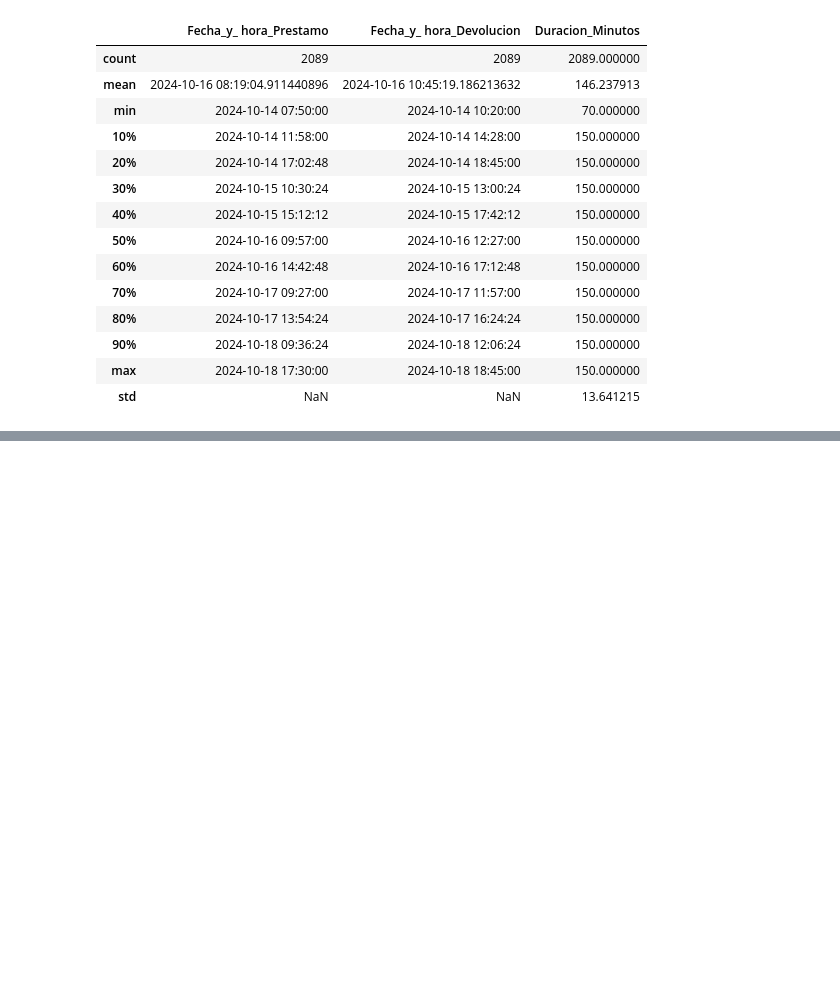
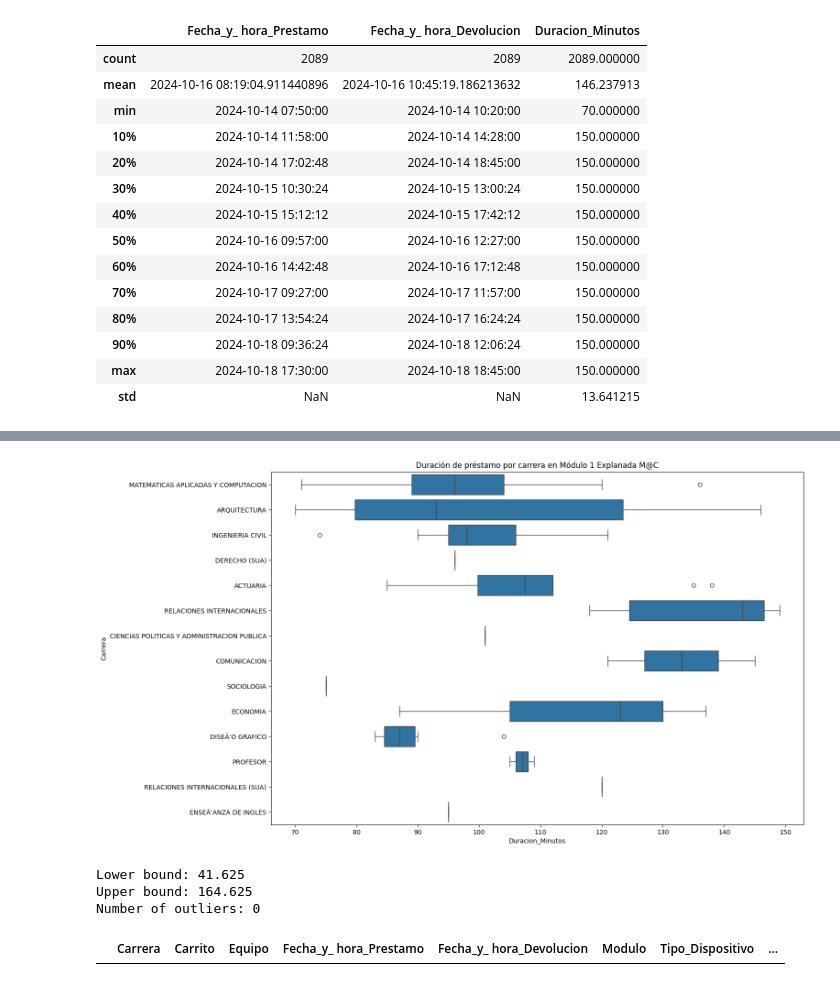
Before and after one commit to AtreyuLodbrok/simulacion-estocastica, a Jupyter notebook: analisis_explo_proyec.ipynb, the cells around one changed output, grey strips where cells are left out. Saved outputs shown, nothing was run; the diff lists cells and outputs as text; code cells hidden in the pictures; blank space fills up the shorter version.

```diff
--- a/analisis_explo_proyec.ipynb
+++ b/analisis_explo_proyec.ipynb
@@ -109,0 +121,4 @@ df.head(5)
+# %%
+#Crando dataframes por modulo apartir de el df de los outliers
+df_modulo_1 = df_outliers[df_outliers['Modulo'] == 'Módulo 1 Explanada M@C']
+df_modulo_1.head(5)
@@ -109,0 +132,7 @@ df.head(5)
+# %%
+plt.figure(figsize=(15, 10))
+sns.boxplot(data=df_modulo_1, x='Duracion_Minutos', y='Carrera', vert = False)
+plt.title('Duración de préstamo por carrera en Módulo 1 Explanada M@C')
+plt.show()
+# %% [output]
+[figure, added]
@@ -109,0 +144,20 @@ df.head(5)
+# %%
+
+Q1 = df_modulo_1['Duracion_Minutos'].quantile(0.25)
+Q3 = df_modulo_1['Duracion_Minutos'].quantile(0.75)
+IQR = Q3 - Q1
+
+lower_bound = Q1 - 1.5 * IQR
+upper_bound = Q3 + 1.5 * IQR
+
+outliers_modulo_1 = df_modulo_1[(df_modulo_1['Duracion_Minutos'] < lower_bound) | (df['Duracion_Minutos'] > upper_bound)]
+
+print(f"Lower bound: {lower_bound}")
+print(f"Upper bound: {upper_bound}")
+print(f"Number of outliers: {outliers_modulo_1.shape[0]}")
+outliers_modulo_1.head(5)
+# %% [output]
+Lower bound: 41.625
+Upper bound: 164.625
+Number of outliers: 0
+|  | Carrera | Carrito | Equipo | Fecha_y_ hora_Prestamo | Fecha_y_ hora_Devolucion | Modulo | Tipo_Dispositivo | ... |
```
Also changed, not shown: parts of 22 cells of this notebook.
